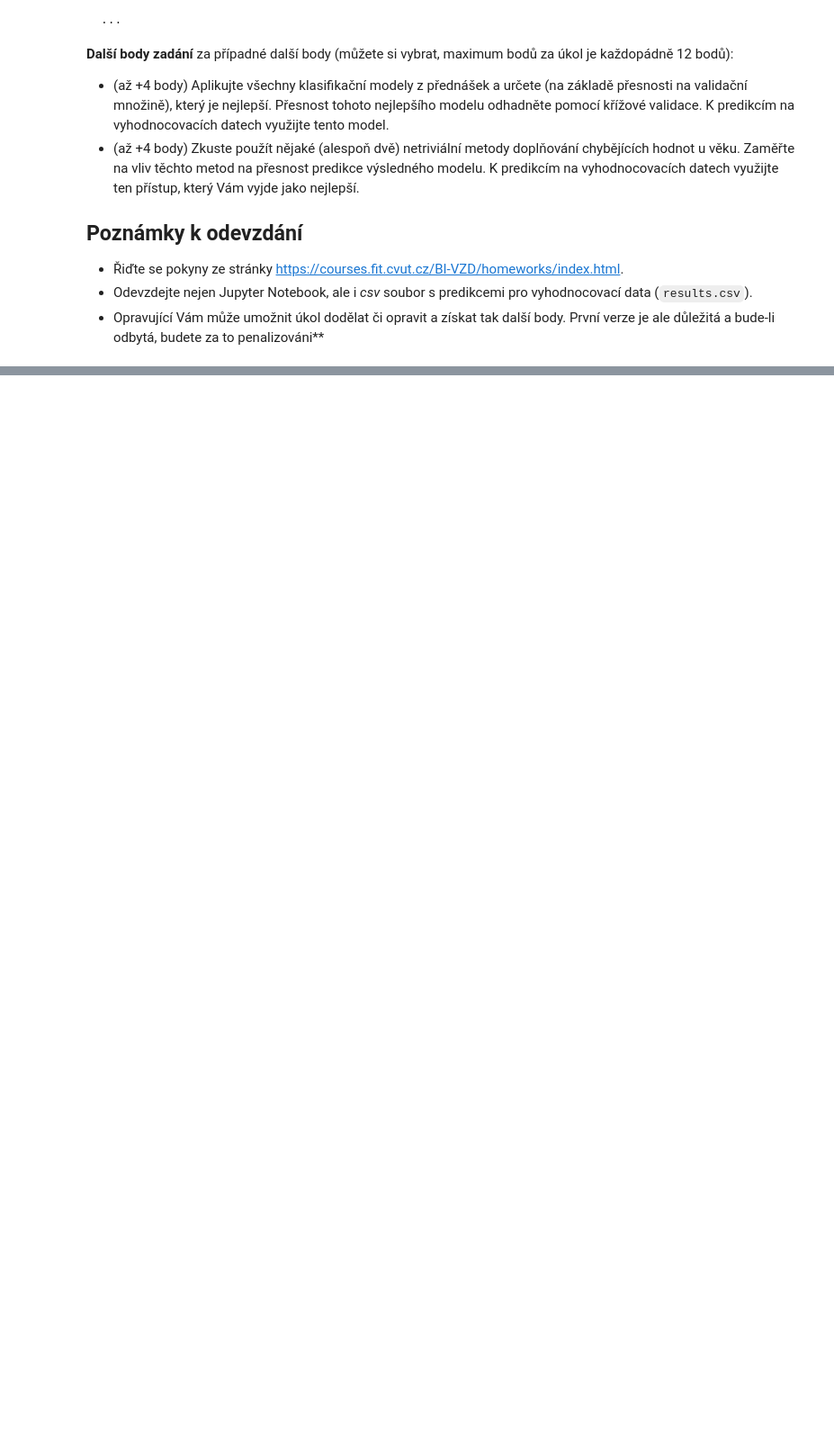
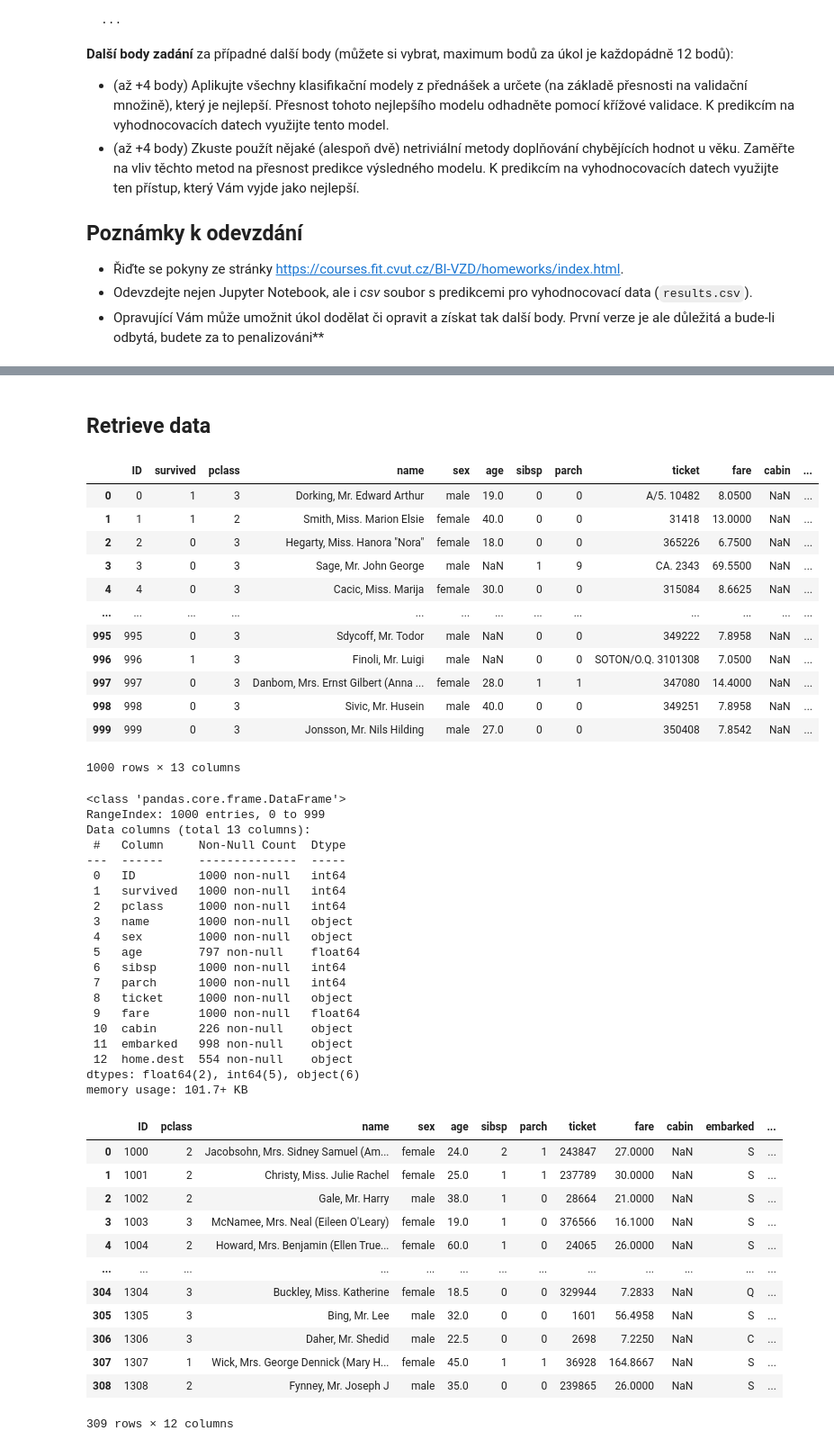
Before and after one commit to baturevychvitalii/data_science, a Jupyter notebook: 02/homework_02_B201.ipynb, the cells around one changed output, grey strips where cells are left out. Shown: that part at 90% size. Drawn from its saved outputs; the diff is of its cells as text; code cells hidden in the pictures; blank space fills up the shorter version.

```diff
--- a/02/homework_02_B201.ipynb
+++ b/02/homework_02_B201.ipynb
@@ -56,0 +74,56 @@ ID,survived
+# %% [markdown]
+## Retrieve data
+# %%
+data = pd.read_csv('./data.csv')
+evaluation = pd.read_csv('./evaluation.csv')
+display(data)
+data.info()
+display(evaluation)
+evaluation.info()
+# %% [output]
+|  | ID | survived | pclass | name | sex | age | sibsp | parch | ticket | fare | cabin | ... |
+| 0 | 0 | 1 | 3 | Dorking, Mr. Edward Arthur | male | 19.0 | 0 | 0 | A/5. 10482 | 8.0500 | NaN | ... |
+| 1 | 1 | 1 | 2 | Smith, Miss. Marion Elsie | female | 40.0 | 0 | 0 | 31418 | 13.0000 | NaN | ... |
+| 2 | 2 | 0 | 3 | Hegarty, Miss. Hanora "Nora" | female | 18.0 | 0 | 0 | 365226 | 6.7500 | NaN | ... |
+| 3 | 3 | 0 | 3 | Sage, Mr. John George | male | NaN | 1 | 9 | CA. 2343 | 69.5500 | NaN | ... |
+| 4 | 4 | 0 | 3 | Cacic, Miss. Marija | female | 30.0 | 0 | 0 | 315084 | 8.6625 | NaN | ... |
+| ... | ... | ... | ... | ... | ... | ... | ... | ... | ... | ... | ... | ... |
+| 995 | 995 | 0 | 3 | Sdycoff, Mr. Todor | male | NaN | 0 | 0 | 349222 | 7.8958 | NaN | ... |
+| 996 | 996 | 1 | 3 | Finoli, Mr. Luigi | male | NaN | 0 | 0 | SOTON/O.Q. 3101308 | 7.0500 | NaN | ... |
+| 997 | 997 | 0 | 3 | Danbom, Mrs. Ernst Gilbert (Anna ... | female | 28.0 | 1 | 1 | 347080 | 14.4000 | NaN | ... |
+| 998 | 998 | 0 | 3 | Sivic, Mr. Husein | male | 40.0 | 0 | 0 | 349251 | 7.8958 | NaN | ... |
+| 999 | 999 | 0 | 3 | Jonsson, Mr. Nils Hilding | male | 27.0 | 0 | 0 | 350408 | 7.8542 | NaN | ... |
+1000 rows × 13 columns
+<class 'pandas.core.frame.DataFrame'>
+RangeIndex: 1000 entries, 0 to 999
+Data columns (total 13 columns):
+ #   Column     Non-Null Count  Dtype
+---  ------     --------------  -----
+ 0   ID         1000 non-null   int64
+ 1   survived   1000 non-null   int64
+ 2   pclass     1000 non-null   int64
+ 3   name       1000 non-null   object
+ 4   sex        1000 non-null   object
+ 5   age        797 non-null    float64
+ 6   sibsp      1000 non-null   int64
+ 7   parch      1000 non-null   int64
+ 8   ticket     1000 non-null   object
+ 9   fare       1000 non-null   float64
+ 10  cabin      226 non-null    object
+ 11  embarked   998 non-null    object
+ 12  home.dest  554 non-null    object
+dtypes: float64(2), int64(5), object(6)
+memory usage: 101.7+ KB
+|  | ID | pclass | name | sex | age | sibsp | parch | ticket | fare | cabin | embarked | ... |
+| 0 | 1000 | 2 | Jacobsohn, Mrs. Sidney Samuel (Am... | female | 24.0 | 2 | 1 | 243847 | 27.0000 | NaN | S | ... |
+| 1 | 1001 | 2 | Christy, Miss. Julie Rachel | female | 25.0 | 1 | 1 | 237789 | 30.0000 | NaN | S | ... |
+| 2 | 1002 | 2 | Gale, Mr. Harry | male | 38.0 | 1 | 0 | 28664 | 21.0000 | NaN | S | ... |
+| 3 | 1003 | 3 | McNamee, Mrs. Neal (Eileen O'Leary) | female | 19.0 | 1 | 0 | 376566 | 16.1000 | NaN | S | ... |
+| 4 | 1004 | 2 | Howard, Mrs. Benjamin (Ellen True... | female | 60.0 | 1 | 0 | 24065 | 26.0000 | NaN | S | ... |
+| ... | ... | ... | ... | ... | ... | ... | ... | ... | ... | ... | ... | ... |
+| 304 | 1304 | 3 | Buckley, Miss. Katherine | female | 18.5 | 0 | 0 | 329944 | 7.2833 | NaN | Q | ... |
+| 305 | 1305 | 3 | Bing, Mr. Lee | male | 32.0 | 0 | 0 | 1601 | 56.4958 | NaN | S | ... |
+| 306 | 1306 | 3 | Daher, Mr. Shedid | male | 22.5 | 0 | 0 | 2698 | 7.2250 | NaN | C | ... |
+| 307 | 1307 | 1 | Wick, Mrs. George Dennick (Mary H... | female | 45.0 | 1 | 1 | 36928 | 164.8667 | NaN | S | ... |
+| 308 | 1308 | 2 | Fynney, Mr. Joseph J | male | 35.0 | 0 | 0 | 239865 | 26.0000 | NaN | S | ... |
+309 rows × 12 columns
```
Also changed, not shown: parts of 35 cells of this notebook, 3 other files.
